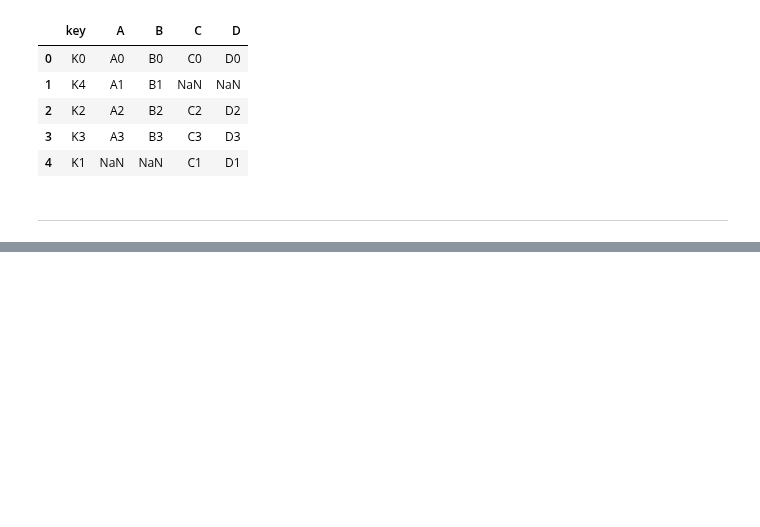
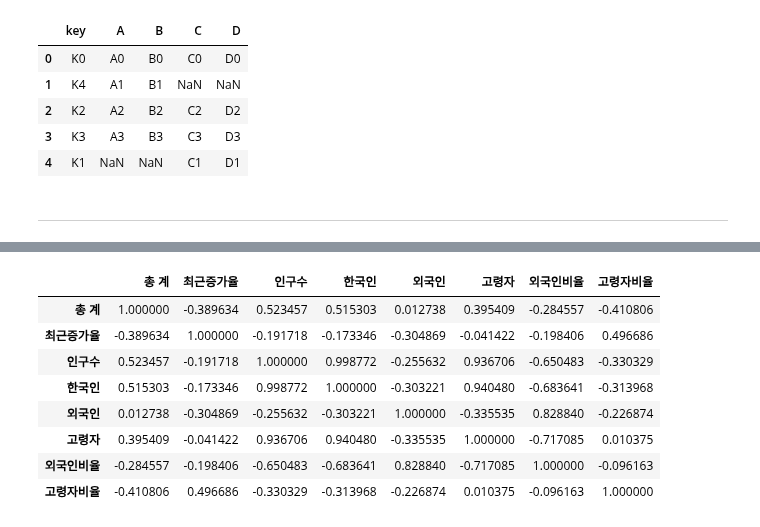
Before and after one commit to solpinetree/ds_study, a Jupyter notebook: source_code/01.Analysis Seoul CCTV.ipynb, the cells around one changed output, grey strips where cells are left out. Saved outputs shown, nothing was run; the diff lists cells and outputs as text; code cells hidden in the pictures; blank space fills up the shorter version.

```diff
--- a/source_code/01.Analysis Seoul CCTV.ipynb
+++ b/source_code/01.Analysis Seoul CCTV.ipynb
@@ -850,0 +880,3 @@ pd.merge(left, right, how = "outer", on = "key") # how 인자의 default 값은
+# %%
+data_result = pd.merge(CCTV_Seoul, pop_Seoul, on ="구별")
+data_result.head()
@@ -850,0 +905,4 @@ pd.merge(left, right, how = "outer", on = "key") # how 인자의 default 값은
+# %%
+data_result.drop(["2017년", "2018년", "2019년", "2020년", "2021년", "2022년", "2023년"], axis = 1, inplace = True)
+# %%
+data_result.drop(["2015년"], axis = 1, inplace = True)
@@ -850,0 +922,3 @@ pd.merge(left, right, how = "outer", on = "key") # how 인자의 default 값은
+# %%
+data_result.set_index("구별", inplace=True)
+data_result.head()
@@ -850,0 +938,12 @@ pd.merge(left, right, how = "outer", on = "key") # how 인자의 default 값은
+# %%
+data_result.corr()
+# %% [output]
+|  | 총 계 | 최근증가율 | 인구수 | 한국인 | 외국인 | 고령자 | 외국인비율 | 고령자비율 |
+| 총 계 | 1.000000 | -0.389634 | 0.523457 | 0.515303 | 0.012738 | 0.395409 | -0.284557 | -0.410806 |
+| 최근증가율 | -0.389634 | 1.000000 | -0.191718 | -0.173346 | -0.304869 | -0.041422 | -0.198406 | 0.496686 |
+| 인구수 | 0.523457 | -0.191718 | 1.000000 | 0.998772 | -0.255632 | 0.936706 | -0.650483 | -0.330329 |
+| 한국인 | 0.515303 | -0.173346 | 0.998772 | 1.000000 | -0.303221 | 0.940480 | -0.683641 | -0.313968 |
+| 외국인 | 0.012738 | -0.304869 | -0.255632 | -0.303221 | 1.000000 | -0.335535 | 0.828840 | -0.226874 |
+| 고령자 | 0.395409 | -0.041422 | 0.936706 | 0.940480 | -0.335535 | 1.000000 | -0.717085 | 0.010375 |
+| 외국인비율 | -0.284557 | -0.198406 | -0.650483 | -0.683641 | 0.828840 | -0.717085 | 1.000000 | -0.096163 |
+| 고령자비율 | -0.410806 | 0.496686 | -0.330329 | -0.313968 | -0.226874 | 0.010375 | -0.096163 | 1.000000 |
```
Also changed, not shown: parts of 66 cells of this notebook.
